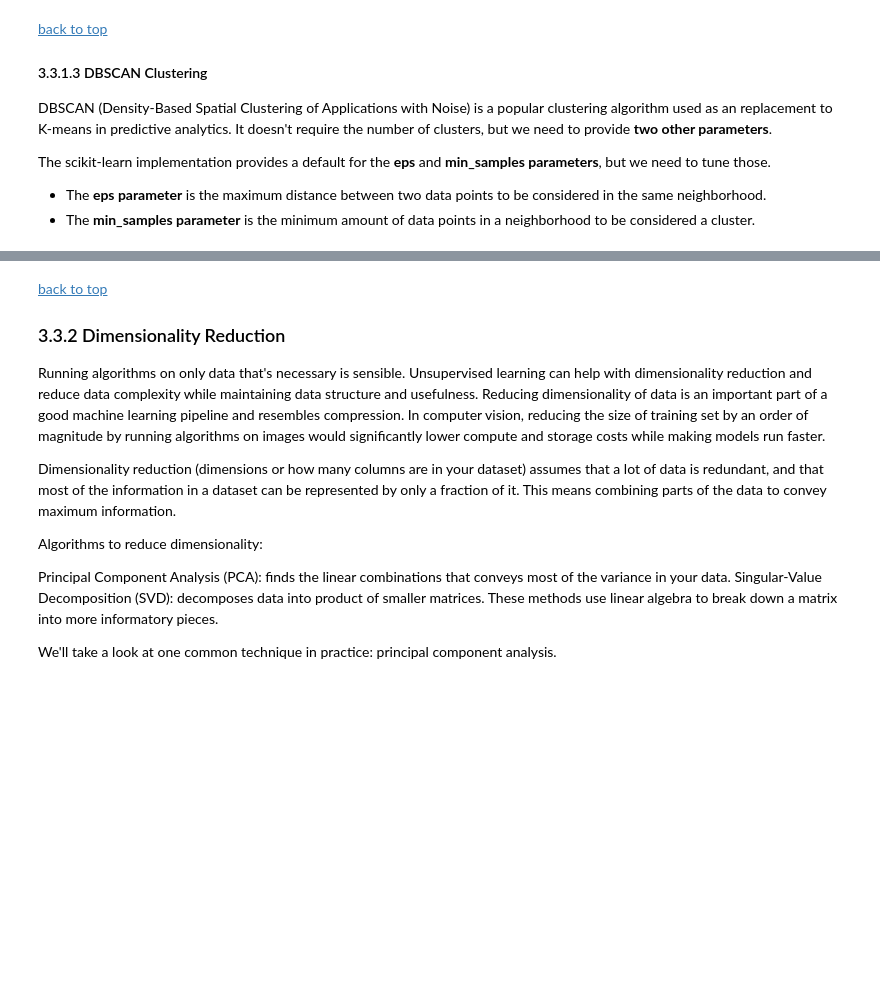
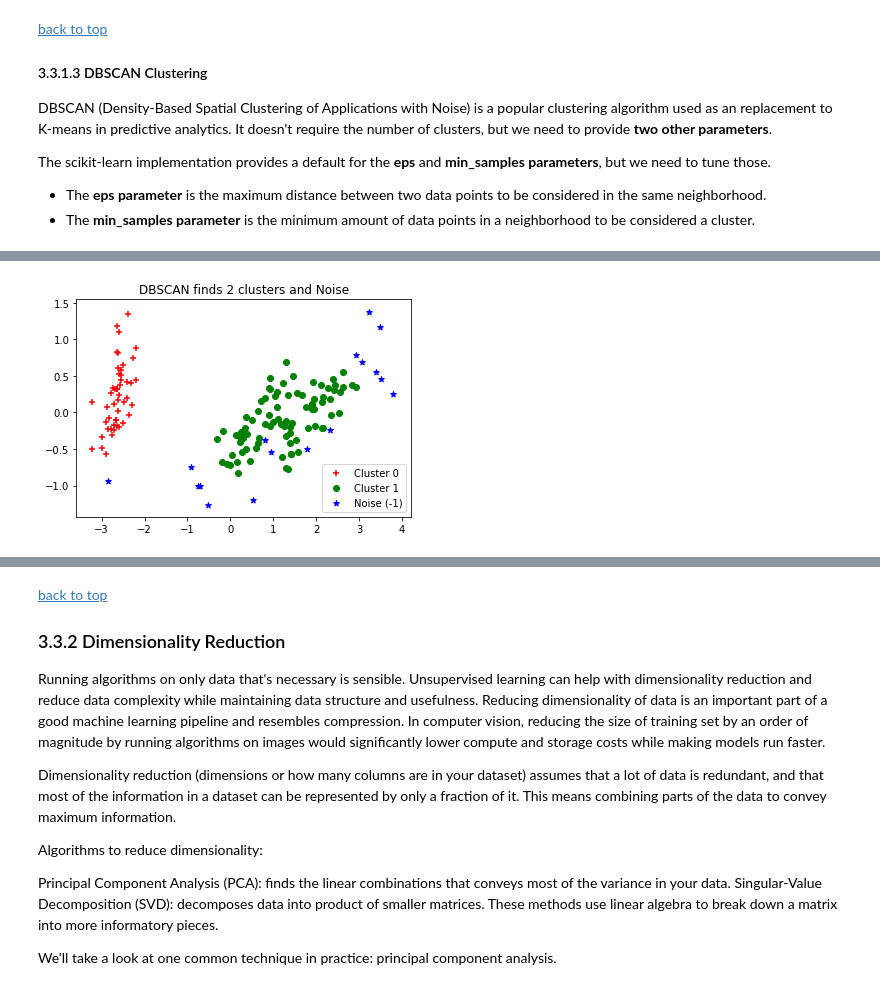
Before and after one commit to carharDBG/course_intro_to_ml, a Jupyter notebook: notebooks/3_unsupervised_learning.ipynb, the cells around one changed output, grey strips where cells are left out. Saved outputs shown, nothing was run; the diff lists cells and outputs as text; code cells hidden in the pictures; blank space fills up the shorter version.

```diff
--- a/notebooks/3_unsupervised_learning.ipynb
+++ b/notebooks/3_unsupervised_learning.ipynb
@@ -292,32 +297,34 @@ The scikit-learn implementation provides a default for the **eps** and **min_sam
 # Importing Python Modules
 from sklearn.datasets import load_iris
 import matplotlib.pyplot as plt
 %matplotlib inline
 from sklearn.cluster import DBSCAN
 from sklearn.decomposition import PCA
 
 # Load Dataset
 iris = load_iris()
 
 # Declaring Model
 dbscan = DBSCAN()
 
 # Fitting
 dbscan.fit(iris.data)
 
-# Transoring Using PCA
+# Reducing Dimensions from 4 to 2 using PCA
 pca = PCA(n_components=2).fit(iris.data)
 pca_2d = pca.transform(iris.data)
 
 # Plot based on Class
 for i in range(0, pca_2d.shape[0]):
     if dbscan.labels_[i] == 0:
         c1 = plt.scatter(pca_2d[i, 0], pca_2d[i, 1], c='r', marker='+')
     elif dbscan.labels_[i] == 1:
         c2 = plt.scatter(pca_2d[i, 0], pca_2d[i, 1], c='g', marker='o')
     elif dbscan.labels_[i] == -1:
         c3 = plt.scatter(pca_2d[i, 0], pca_2d[i, 1], c='b', marker='*')
 
-plt.legend([c1, c2, c3], ['Cluster 1', 'Cluster 2', 'Noise'])
+plt.legend([c1, c2, c3], ['Cluster 0', 'Cluster 1', 'Noise (-1)'])
 plt.title('DBSCAN finds 2 clusters and Noise')
 plt.show()
+# %% [output]
+[figure, added]
```
Also changed, not shown: parts of 10 cells of this notebook.
